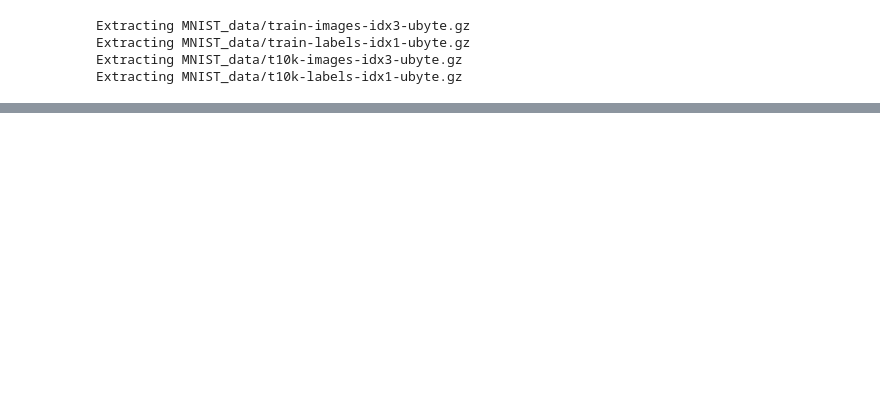
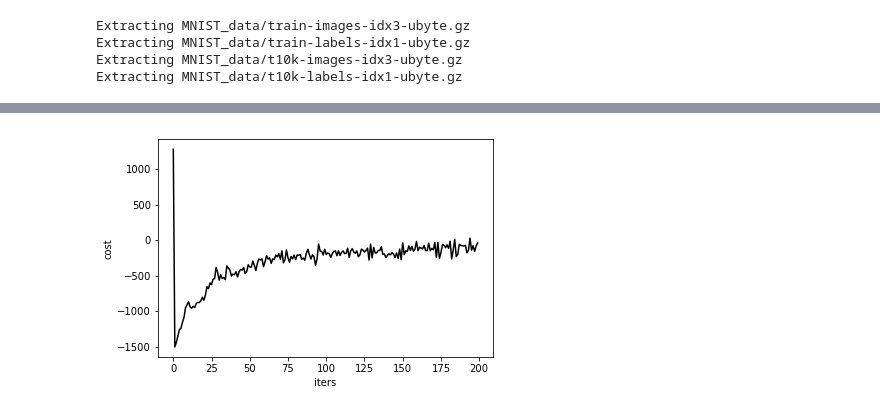
Before and after one commit to enchantedBunny/pgcg, a Jupyter notebook: build/lib.linux-x86_64-3.6/5. MNIST.ipynb, the cells around one changed output, grey strips where cells are left out. Cells and saved outputs as stored; diff of their text form; code cells hidden in the pictures; blank space fills up the shorter version.

```diff
--- a/build/lib.linux-x86_64-3.6/5. MNIST.ipynb
+++ b/build/lib.linux-x86_64-3.6/5. MNIST.ipynb
@@ -32,6 +36,6 @@ del mnist
+# %%
+xs = p.constant(np.array(X[:5000], dtype=float)) #55000x784
+ys = p.constant(np.array(y.T, dtype=float)) #55000x1
 # %%
-weights =2*np.random.random((784,10)) - 1
-ws = p.var("independent", 784,10)
-
-l0 = p.function(xs, ws, "*") #54000x10
-l1 = p.function(l0, "softmax") #54000x10
+weights =2*np.random.random((784,1)) - 1
+ws = p.var("independent", 784,1)
@@ -42,0 +42,14 @@ l1 = p.function(l0, "softmax") #54000x10
+# %%
+l0 = p.function(xs,ws, "*") #55000x1
+l1 = p.function(l0, "sigmoid") #55000x1
+l1_error = p.function(ys, l1, "-")#55000x1
+
+
+sig = p.function(l1, "sigmoid_r")
+l1_delta = p.function(sig, l1_error, "colwise*")
+tmp = p.function(xs.T(),l1_delta, "*")
+
+
+csh= []
+wsh = []
+outs =[]
@@ -42,0 +59,6 @@ l1 = p.function(l0, "softmax") #54000x10
+# %%
+for i in range(200):
+    weights = weights + tmp.value(dict([(ws,weights)]))
+    if i%10:
+        print(i,"     ", np.sum(l1_error.value()))
+    csh.append(np.sum(l1_error.value()))
@@ -42,0 +83,11 @@ l1 = p.function(l0, "softmax") #54000x10
+# %%
+import matplotlib.pyplot as plt
+x_data = [i for i in range(len(csh))]
+plt.figure(1)
+plt.subplot(111)
+plt.ylabel('cost')
+plt.xlabel('iters')
+plt.plot(x_data, csh, 'k')
+plt.show()
+# %% [output]
+[figure, added]
```
Also changed, not shown: parts of 20 cells of this notebook, 4 other files.
